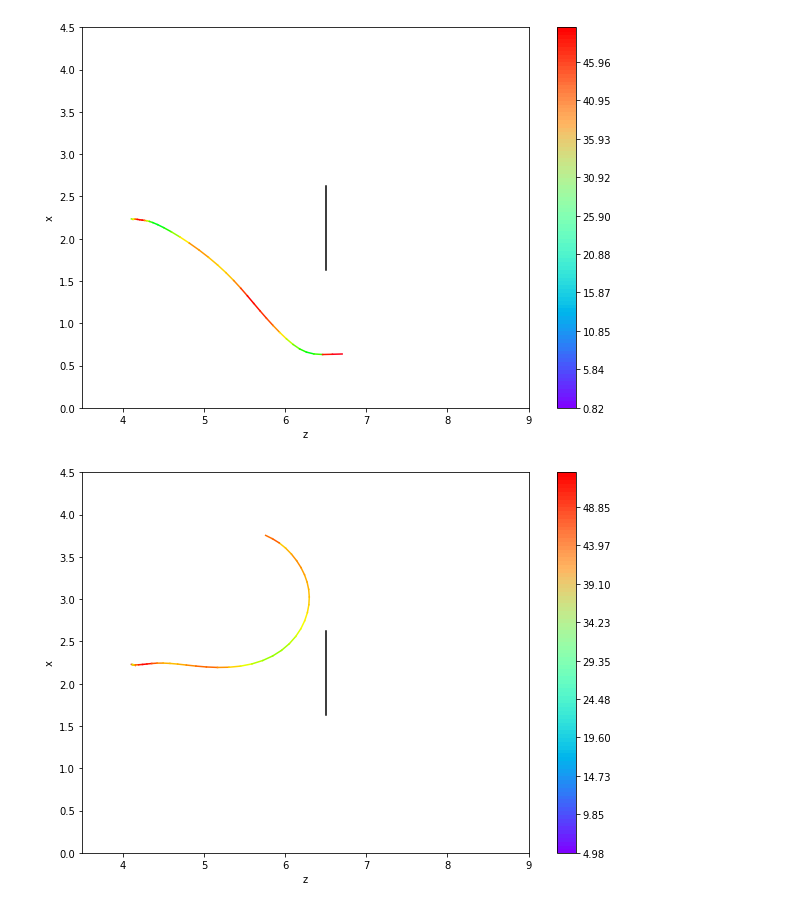
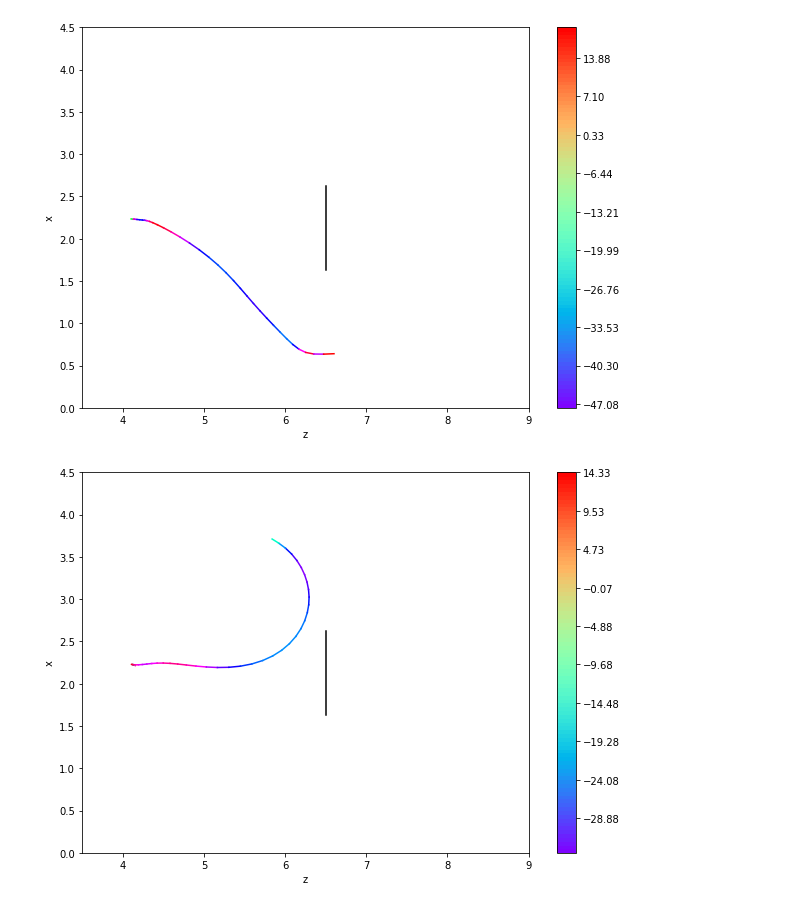
Before and after one commit to cowkami/bat_research, a Jupyter notebook: notebooks/get_bat_line.ipynb, the cells around one changed output. Saved outputs shown, nothing was run; the diff lists cells and outputs as text; code cells hidden in the pictures.

```diff
--- a/notebooks/get_bat_line.ipynb
+++ b/notebooks/get_bat_line.ipynb
@@ -81,25 +67,6 @@ def line_3d_plot(df):
 
     return fig, ax
 
-
-def get_derivative(xs, zs, dt):
-    '''
-    get speed or acceleration array.
-
-    parameters
-    ----------
-    df: pandas DataFrame
-    xs:
-
-    retruns
-    -------
-    '''
-    dx = (xs[1:] - xs[:-1]) / dt
-    dz = (zs[1:] - zs[:-1]) / dt
-    ds = np.sqrt(dx**2 + dz**2)
-    return ds, dx, dz
-
-
 def line_2d_plot(df, s_or_a=None):
     '''
     plot line 2D
@@ -107,7 +74,7 @@ def line_2d_plot(df, s_or_a=None):
     parameters
     ----------
     df: pandas DataFrame
-    s_or_a: None, 'speed' or 'acceleration'
+    s_or_a: int, 1 or 2 means 'speed' or 'acceleration'.
     '''
     xs = 4.5 - (df['x'] + 1000) / 1000
     zs = 9 - (3000 - df['z']) / 1000
@@ -117,12 +84,11 @@ def line_2d_plot(df, s_or_a=None):
     fig = plt.figure(figsize=(10, 7), facecolor='white')
     plt.plot(zs[0], xs[0], 'o' , color='orange')
 
-    if s_or_a in ['speed', 'acceleration']:
-        ds, dx, dz = get_derivative(xs, zs, df['t'][1]-df['t'][0])
-        if s_or_a == 'acceleration':
-            ds, _, _ = get_derivative(dx, dz, df['t'][1]-df['t'][0])
+    if s_or_a in [1, 2]:
+        dt = np.abs(df['t'][1] - df['t'][0])
+        ds = cal_derivative(xs, zs, dt, s_or_a)
 
-        mymap = LinearSegmentedColormap.from_list('rainbow',['blue','red'])
+        mymap = LinearSegmentedColormap.from_list('rainbow', ['blue', 'red'])
 
         levels = np.linspace(ds.min(), ds.max(), num=100)
         CS3 = plt.contourf([[0, 0], [0, 0]], levels, cmap='rainbow')
@@ -160,11 +126,11 @@ line_2d_plot(no2_xyzt, s_or_a='acceleration')
 # %%
-line_2d_plot(no3_xyzt, s_or_a='acceleration')
+line_2d_plot(no3_xyzt, s_or_a=2)
 # %% [output]
-[figure, old version]
+[figure, new version]
 # %%
-line_2d_plot(no5_xyzt, s_or_a='acceleration')
+line_2d_plot(no5_xyzt, s_or_a=2)
 # %% [output]
-[figure, old version]
+[figure, new version]
 # %%
 line_3d_plot(no1_xyzt)
 # %% [output]
```
Also changed, not shown: parts of 6 cells of this notebook, 4 other files.
